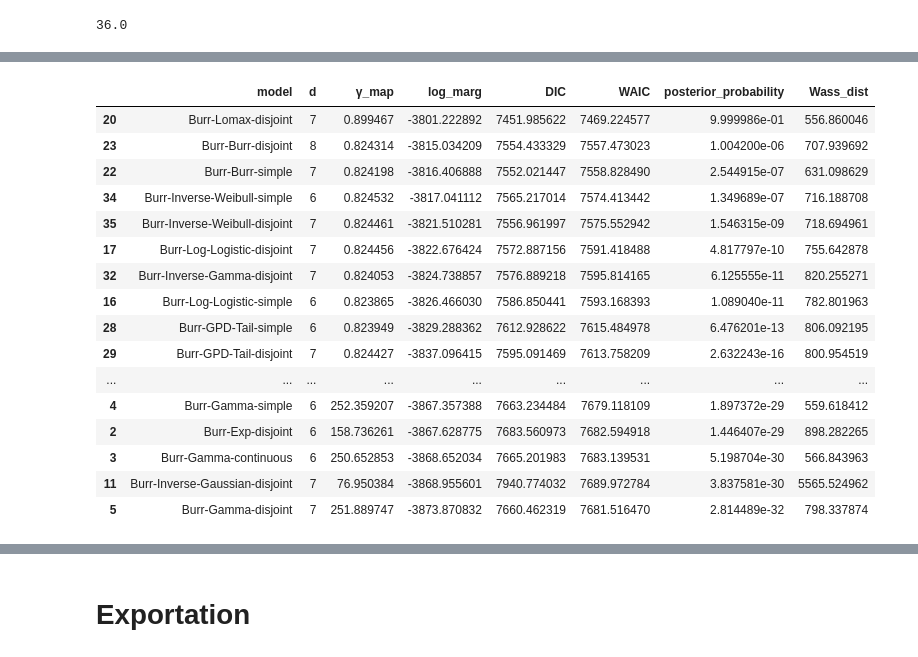
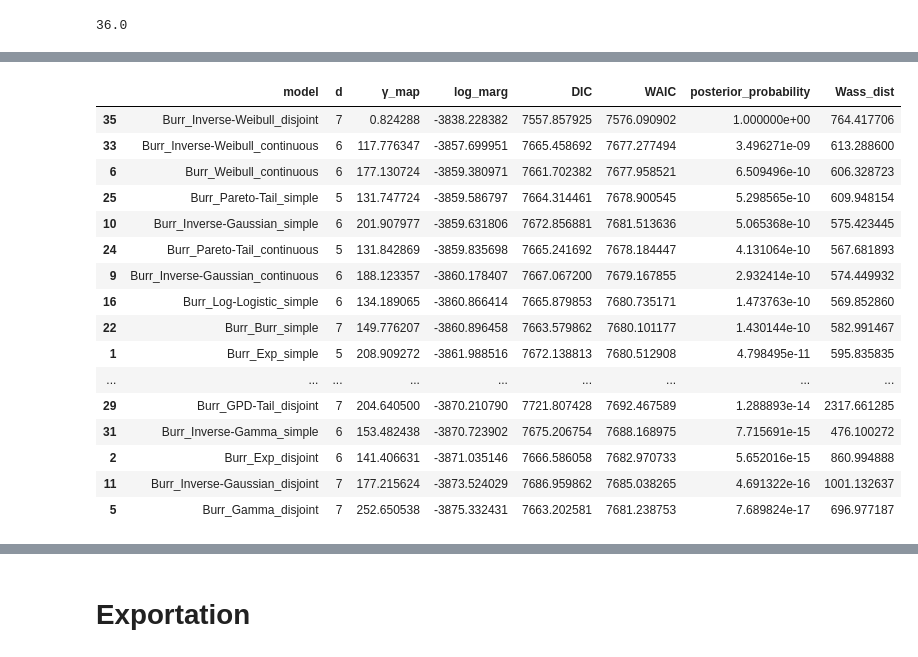
Before and after one commit to LaGauffre/SMCCompoMo, a Jupyter notebook: Script/danish/spliced_model_Burr.ipynb, the cells around one changed output, grey strips where cells are left out. Saved outputs shown, nothing was run; the diff lists cells and outputs as text; code cells hidden in the pictures.

```diff
--- a/Script/danish/spliced_model_Burr.ipynb
+++ b/Script/danish/spliced_model_Burr.ipynb
@@ -24,7 +25,7 @@ body_model_priors= [
 # %% [markdown]
 # Spliced model with free threshold
 # %%
-γ_prior = bsm.prior_model('uniform', "γ", min(X), max(X))
+γ_prior = bs.prior_model('uniform', "γ", min(X), max(X))
 # %%
 # Model for the tail of the distribution
 tail_model_names = ["Exp", "Gamma", "Weibull", "Inverse-Gaussian", "Lognormal", "Log-Logistic", "Lomax", "Burr", "Pareto-Tail", "GPD-Tail", "Inverse-Gamma", "Inverse-Weibull"]
@@ -33,20 +34,20 @@ tail_model_names = ["Exp", "Gamma", "Weibull", "Inverse-Gaussian", "Lognormal",
 tail_model_param_names = [['λ2'], ["r2", "m2"], ["k2", "β2"], ["μ2", "λ2"], ["μ2", "σ2"], ["β2", "σ2"], ["α2", "σ2"], ["α2", "β2", "σ2"], ["α2"], ["ξ2","σ2"], ["r2", "m2"], ["k2", "β2"]]
 
 # Prior distributions over the parameters of the bulk distribution
-tail_model_priors= [[bsm.prior_model('gamma',tail_model_param_names[0][0], 1, 1)],
-                [bsm.prior_model('gamma',tail_model_param_names[1][0], 1, 1), bsm.prior_model('gamma',tail_model_param_names[1][1], 1, 1)],
-                [bsm.prior_model('gamma',tail_model_param_names[2][0], 1, 1), bsm.prior_model('gamma',tail_model_param_names[2][1], 1, 1)],
-                [bsm.prior_model('gamma',tail_model_param_names[3][0], 1, 1), bsm.prior_model('gamma',tail_model_param_names[3][1], 1, 1)],
-                [bsm.prior_model('normal',tail_model_param_names[4][0], 0, 0.5), bsm.prior_model('gamma',tail_model_param_names[4][1], 1, 1)],
-                [bsm.prior_model('gamma',tail_model_param_names[5][0], 1, 1), bsm.prior_model('gamma',tail_model_param_names[5][1], 1, 1)],
-                [bsm.prior_model('gamma',tail_model_param_names[6][0], 1, 1), bsm.prior_model('gamma',tail_model_param_names[6][1], 1, 1)],
-                [bsm.prior_model('gamma',tail_model_param_names[7][0], 1, 1), bsm.prior_model('gamma',tail_model_param_names[7][1], 1, 1), bsm.prior_model('gamma',tail_model_param_names[7][2], 1, 1)],
-                [bsm.prior_model('gamma',tail_model_param_names[8][0], 1, 1)],
-                [bsm.prior_model('gamma',tail_model_param_names[9][0], 1, 1), bsm.prior_model('gamma',tail_model_param_names[9][1], 1, 1)],
-                [bsm.prior_model('gamma',tail_model_param_names[10][0], 1, 1), bsm.prior_model('gamma',tail_model_param_names[10][1], 1, 1)],
-                [bsm.prior_model('gamma',tail_model_param_names[11][0], 1, 1), bsm.prior_model('gamma',tail_model_param_names[11][1], 1, 1)]
+tail_model_priors= [[bs.prior_model('gamma',tail_model_param_names[0][0], 1, 1)],
+                [bs.prior_model('gamma',tail_model_param_names[1][0], 1, 1), bs.prior_model('gamma',tail_model_param_names[1][1], 1, 1)],
+                [bs.prior_model('gamma',tail_model_param_names[2][0], 1, 1), bs.prior_model('gamma',tail_model_param_names[2][1], 1, 1)],
+                [bs.prior_model('gamma',tail_model_param_names[3][0], 1, 1), bs.prior_model('gamma',tail_model_param_names[3][1], 1, 1)],
+                [bs.prior_model('normal',tail_model_param_names[4][0], 0, 0.5), bs.prior_model('gamma',tail_model_param_names[4][1], 1, 1)],
+                [bs.prior_model('gamma',tail_model_param_names[5][0], 1, 1), bs.prior_model('gamma',tail_model_param_names[5][1], 1, 1)],
+                [bs.prior_model('gamma',tail_model_param_names[6][0], 1, 1), bs.prior_model('gamma',tail_model_param_names[6][1], 1, 1)],
+                [bs.prior_model('gamma',tail_model_param_names[7][0], 1, 1), bs.prior_model('gamma',tail_model_param_names[7][1], 1, 1), bs.prior_model('gamma',tail_model_param_names[7][2], 1, 1)],
+                [bs.prior_model('gamma',tail_model_param_names[8][0], 1, 1)],
+                [bs.prior_model('gamma',tail_model_param_names[9][0], 1, 1), bs.prior_model('gamma',tail_model_param_names[9][1], 1, 1)],
+                [bs.prior_model('gamma',tail_model_param_names[10][0], 1, 1), bs.prior_model('gamma',tail_model_param_names[10][1], 1, 1)],
+                [bs.prior_model('gamma',tail_model_param_names[11][0], 1, 1), bs.prior_model('gamma',tail_model_param_names[11][1], 1, 1)]
 ]
-p_prior = bsm.prior_model('uniform',"p", 0, 1)
+p_prior = bs.prior_model('uniform',"p", 0, 1)
 
 #Splicing model type
 splicing_types = ["continuous", "simple", "disjoint"]
@@ -56,13 +57,13 @@ fs, f_names, prior_spliced_model = [], [], []
 for i in range(len(body_model_names)):
     for j in range(len(tail_model_names)):
         for splicing_type in splicing_types:
-            f1, f2 =  bsm.loss_model(body_model_names[i], body_model_param_names[i]), bsm.loss_model(tail_model_names[j], tail_model_param_names[j])
-            fs.append(bsm.spliced_loss_model(f1 , f2, splicing_type))
+            f1, f2 =  bs.loss_model(body_model_names[i], body_model_param_names[i]), bs.loss_model(tail_model_names[j], tail_model_param_names[j])
+            fs.append(bs.spliced_loss_model(f1 , f2, splicing_type))
             f_names.append(body_model_names[i] +"_"+ tail_model_names[j]+"_"+splicing_type)
             if splicing_type == "disjoint":
-                prior_spliced_model.append(bsm.independent_priors(body_model_priors[i] + tail_model_priors[j] + [γ_prior, p_prior]))
+                prior_spliced_model.append(bs.independent_priors(body_model_priors[i] + tail_model_priors[j] + [γ_prior, p_prior]))
             else:
-                prior_spliced_model.append(bsm.independent_priors(body_model_priors[i] + tail_model_priors[j] + [γ_prior]))
+                prior_spliced_model.append(bs.independent_priors(body_model_priors[i] + tail_model_priors[j] + [γ_prior]))
 for f in fs:
     f.set_ppf()
 f_spliced_dic = dict(zip(f_names, fs))
@@ -71,10 +72,10 @@ len(f_names)/splits
 # %% [output]
 36.0
 # %%
-popSize, ρ, c, n_step_max, err, paralell, n_proc, verbose = 10000, 1/2, 0.99, 25, 1e-6, False, 4, False
+popSize, ρ, c, n_step_max, err, paralell, n_proc, verbose = 20000, 1/2, 0.99, 25, 1e-6, False, 4, False
 def fit_spliced_models(i):
     print(f_names[i])
-    trace, log_marg, DIC, WAIC = bsm.smc_likelihood_annealing(X, fs[i], popSize, prior_spliced_model[i], ρ, c,n_step_max, err, paralell, 4, verbose)
+    trace, log_marg, DIC, WAIC = bs.smc(X, fs[i], popSize, prior_spliced_model[i], ρ, c,n_step_max, err, paralell, 4, verbose)
     return([trace, log_marg, DIC, WAIC])
 
 res = []
@@ -89,34 +90,34 @@ Wall time: 26min 34s
 # %%
 fit_spliced_models_dic = dict(zip(f_names, res))
 γ_map = np.array([fit_spliced_models_dic[f_names[k]][0]['γ'].mean() for k in range(len(fit_spliced_models_dic))])
 spliced_model_df = pd.DataFrame({'model':f_names,
                                  "d": np.array([f.d for f in fs]),
                                  "γ_map": np.array([fit_spliced_models_dic[f_names[k]][0]['γ'].mean() for k in range(len(fit_spliced_models_dic))]),
                                  'log_marg':  np.array([fit_spliced_models_dic[f_names[k]][1] for k in range(len(fit_spliced_models_dic))]),
                                  "DIC": np.array([fit_spliced_models_dic[f_names[k]][2] for k in range(len(fit_spliced_models_dic))]),
                                  "WAIC":np.array([fit_spliced_models_dic[f_names[k]][3] for k in range(len(fit_spliced_models_dic))])})
 spliced_model_df["posterior_probability"] = np.exp(spliced_model_df["log_marg"] - np.max(spliced_model_df["log_marg"])) / np.sum(np.exp(spliced_model_df["log_marg"] - np.max(spliced_model_df["log_marg"])))
 
-spliced_model_df["Wass_dist"] = np.array([bsm.compute_Wasserstein(X, f_spliced_dic[model_name], fit_spliced_models_dic[model_name][0].mean().values, 1) for model_name in spliced_model_df["model"].values])
+spliced_model_df["Wass_dist"] = np.array([bs.compute_Wasserstein(X, f_spliced_dic[model_name], fit_spliced_models_dic[model_name][0].mean().values, 1) for model_name in spliced_model_df["model"].values])
 spliced_model_df.sort_values(by='log_marg', ascending=False)
 # %% [output]
 |  | model | d | γ_map | log_marg | DIC | WAIC | posterior_probability | Wass_dist |
-| 20 | Burr-Lomax-disjoint | 7 | 0.899467 | -3801.222892 | 7451.985622 | 7469.224577 | 9.999986e-01 | 556.860046 |
-| 23 | Burr-Burr-disjoint | 8 | 0.824314 | -3815.034209 | 7554.433329 | 7557.473023 | 1.004200e-06 | 707.939692 |
-| 22 | Burr-Burr-simple | 7 | 0.824198 | -3816.406888 | 7552.021447 | 7558.828490 | 2.544915e-07 | 631.098629 |
-| 34 | Burr-Inverse-Weibull-simple | 6 | 0.824532 | -3817.041112 | 7565.217014 | 7574.413442 | 1.349689e-07 | 716.188708 |
-| 35 | Burr-Inverse-Weibull-disjoint | 7 | 0.824461 | -3821.510281 | 7556.961997 | 7575.552942 | 1.546315e-09 | 718.694961 |
-| 17 | Burr-Log-Logistic-disjoint | 7 | 0.824456 | -3822.676424 | 7572.887156 | 7591.418488 | 4.817797e-10 | 755.642878 |
-| 32 | Burr-Inverse-Gamma-disjoint | 7 | 0.824053 | -3824.738857 | 7576.889218 | 7595.814165 | 6.125555e-11 | 820.255271 |
-| 16 | Burr-Log-Logistic-simple | 6 | 0.823865 | -3826.466030 | 7586.850441 | 7593.168393 | 1.089040e-11 | 782.801963 |
-| 28 | Burr-GPD-Tail-simple | 6 | 0.823949 | -3829.288362 | 7612.928622 | 7615.484978 | 6.476201e-13 | 806.092195 |
-| 29 | Burr-GPD-Tail-disjoint | 7 | 0.824427 | -3837.096415 | 7595.091469 | 7613.758209 | 2.632243e-16 | 800.954519 |
+| 35 | Burr_Inverse-Weibull_disjoint | 7 | 0.824288 | -3838.228382 | 7557.857925 | 7576.090902 | 1.000000e+00 | 764.417706 |
+| 33 | Burr_Inverse-Weibull_continuous | 6 | 117.776347 | -3857.699951 | 7665.458692 | 7677.277494 | 3.496271e-09 | 613.288600 |
+| 6 | Burr_Weibull_continuous | 6 | 177.130724 | -3859.380971 | 7661.702382 | 7677.958521 | 6.509496e-10 | 606.328723 |
+| 25 | Burr_Pareto-Tail_simple | 5 | 131.747724 | -3859.586797 | 7664.314461 | 7678.900545 | 5.298565e-10 | 609.948154 |
+| 10 | Burr_Inverse-Gaussian_simple | 6 | 201.907977 | -3859.631806 | 7672.856881 | 7681.513636 | 5.065368e-10 | 575.423445 |
+| 24 | Burr_Pareto-Tail_continuous | 5 | 131.842869 | -3859.835698 | 7665.241692 | 7678.184447 | 4.131064e-10 | 567.681893 |
+| 9 | Burr_Inverse-Gaussian_continuous | 6 | 188.123357 | -3860.178407 | 7667.067200 | 7679.167855 | 2.932414e-10 | 574.449932 |
+| 16 | Burr_Log-Logistic_simple | 6 | 134.189065 | -3860.866414 | 7665.879853 | 7680.735171 | 1.473763e-10 | 569.852860 |
+| 22 | Burr_Burr_simple | 7 | 149.776207 | -3860.896458 | 7663.579862 | 7680.101177 | 1.430144e-10 | 582.991467 |
+| 1 | Burr_Exp_simple | 5 | 208.909272 | -3861.988516 | 7672.138813 | 7680.512908 | 4.798495e-11 | 595.835835 |
 | ... | ... | ... | ... | ... | ... | ... | ... | ... |
-| 4 | Burr-Gamma-simple | 6 | 252.359207 | -3867.357388 | 7663.234484 | 7679.118109 | 1.897372e-29 | 559.618412 |
-| 2 | Burr-Exp-disjoint | 6 | 158.736261 | -3867.628775 | 7683.560973 | 7682.594918 | 1.446407e-29 | 898.282265 |
-| 3 | Burr-Gamma-continuous | 6 | 250.652853 | -3868.652034 | 7665.201983 | 7683.139531 | 5.198704e-30 | 566.843963 |
-| 11 | Burr-Inverse-Gaussian-disjoint | 7 | 76.950384 | -3868.955601 | 7940.774032 | 7689.972784 | 3.837581e-30 | 5565.524962 |
-| 5 | Burr-Gamma-disjoint | 7 | 251.889747 | -3873.870832 | 7660.462319 | 7681.516470 | 2.814489e-32 | 798.337874 |
+| 29 | Burr_GPD-Tail_disjoint | 7 | 204.640500 | -3870.210790 | 7721.807428 | 7692.467589 | 1.288893e-14 | 2317.661285 |
+| 31 | Burr_Inverse-Gamma_simple | 6 | 153.482438 | -3870.723902 | 7675.206754 | 7688.168975 | 7.715691e-15 | 476.100272 |
+| 2 | Burr_Exp_disjoint | 6 | 141.406631 | -3871.035146 | 7666.586058 | 7682.970733 | 5.652016e-15 | 860.994888 |
+| 11 | Burr_Inverse-Gaussian_disjoint | 7 | 177.215624 | -3873.524029 | 7686.959862 | 7685.038265 | 4.691322e-16 | 1001.132637 |
+| 5 | Burr_Gamma_disjoint | 7 | 252.650538 | -3875.332431 | 7663.202581 | 7681.238753 | 7.689824e-17 | 696.977187 |
 # %%
 model_names = spliced_model_df.sort_values(by='log_marg', ascending=False)["model"][:3]
 for model_name in model_names:
```
Also changed, not shown: parts of 5 cells of this notebook, 11 other files.
